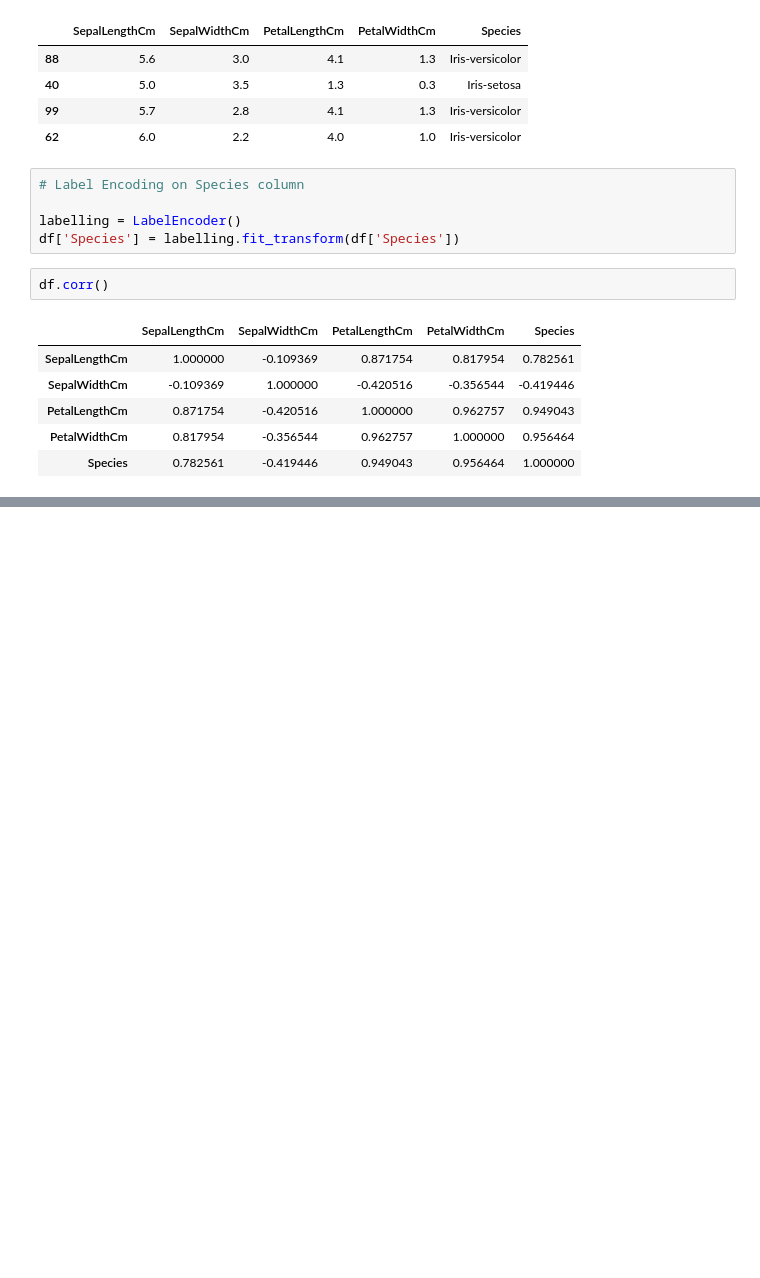
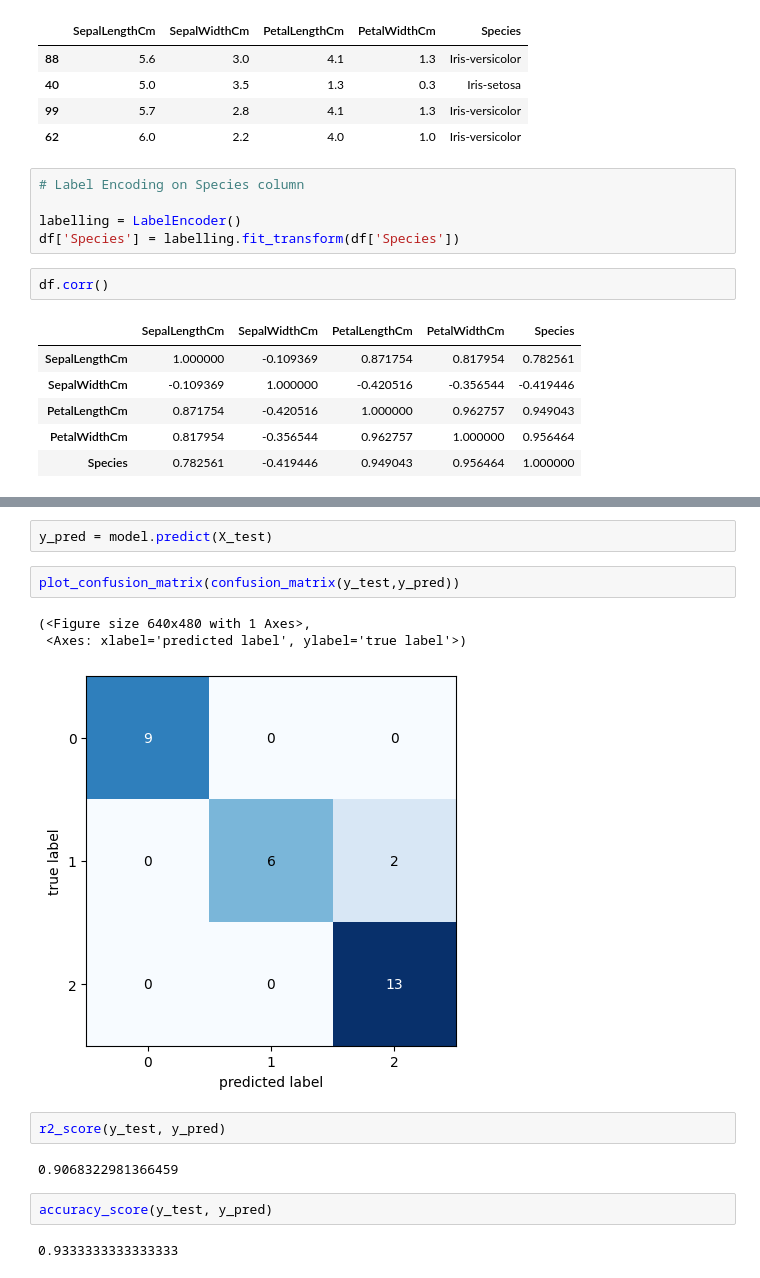
Before and after one commit to a4archit/ML-Journey, a Jupyter notebook: Algorithms/Decision Trees/Classifications.ipynb, the cells around one changed output, grey strips where cells are left out. Drawn from its saved outputs; the diff is of its cells as text; blank space fills up the shorter version.

```diff
--- a/Algorithms/Decision Trees/Classifications.ipynb
+++ b/Algorithms/Decision Trees/Classifications.ipynb
@@ -34,0 +112,16 @@ df.corr()
+# %%
+y_pred = model.predict(X_test)
+# %%
+plot_confusion_matrix(confusion_matrix(y_test,y_pred))
+# %% [output]
+(<Figure size 640x480 with 1 Axes>,
+ <Axes: xlabel='predicted label', ylabel='true label'>)
+[figure, added]
+# %%
+r2_score(y_test, y_pred)
+# %% [output]
+0.9068322981366459
+# %%
+accuracy_score(y_test, y_pred)
+# %% [output]
+0.9333333333333333
```
Also changed, not shown: parts of 14 cells of this notebook.
